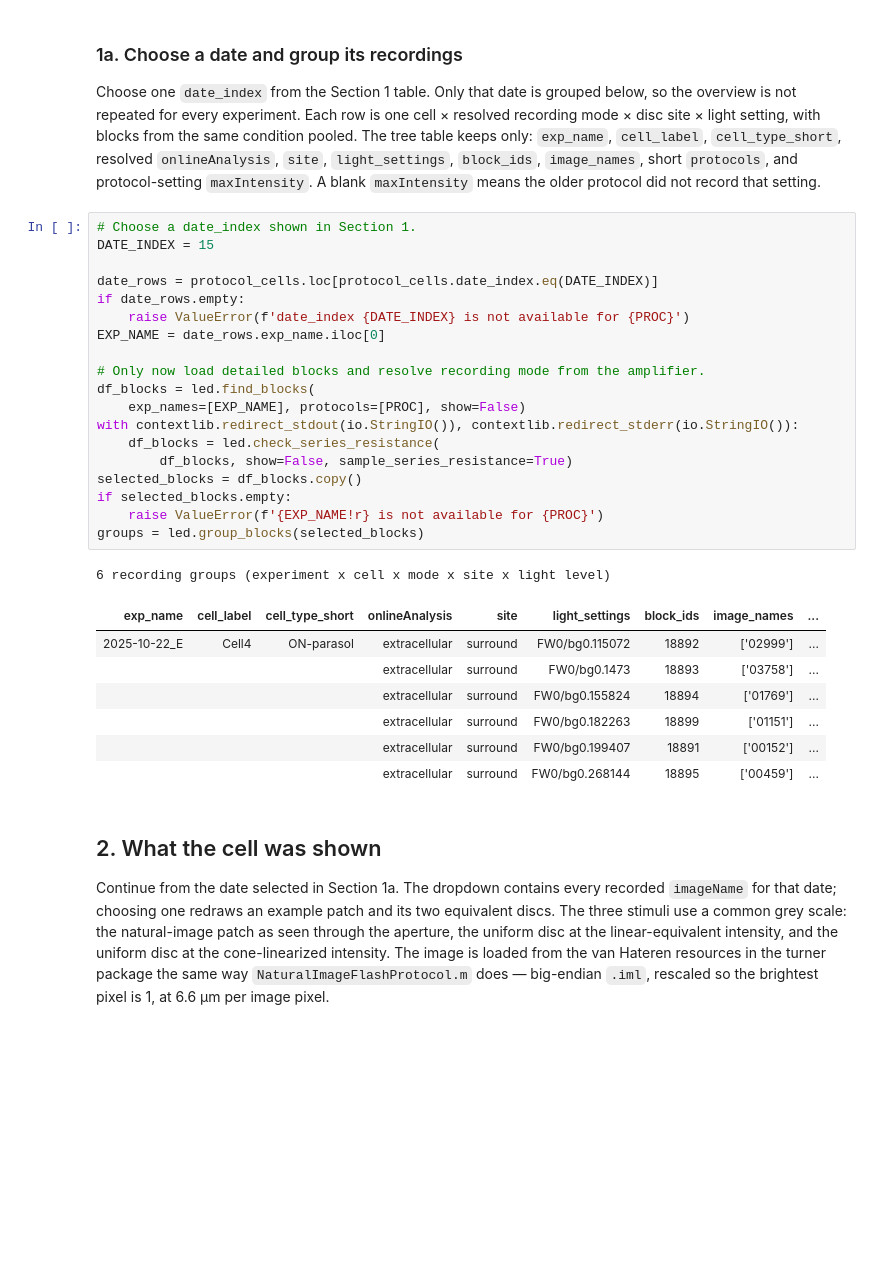
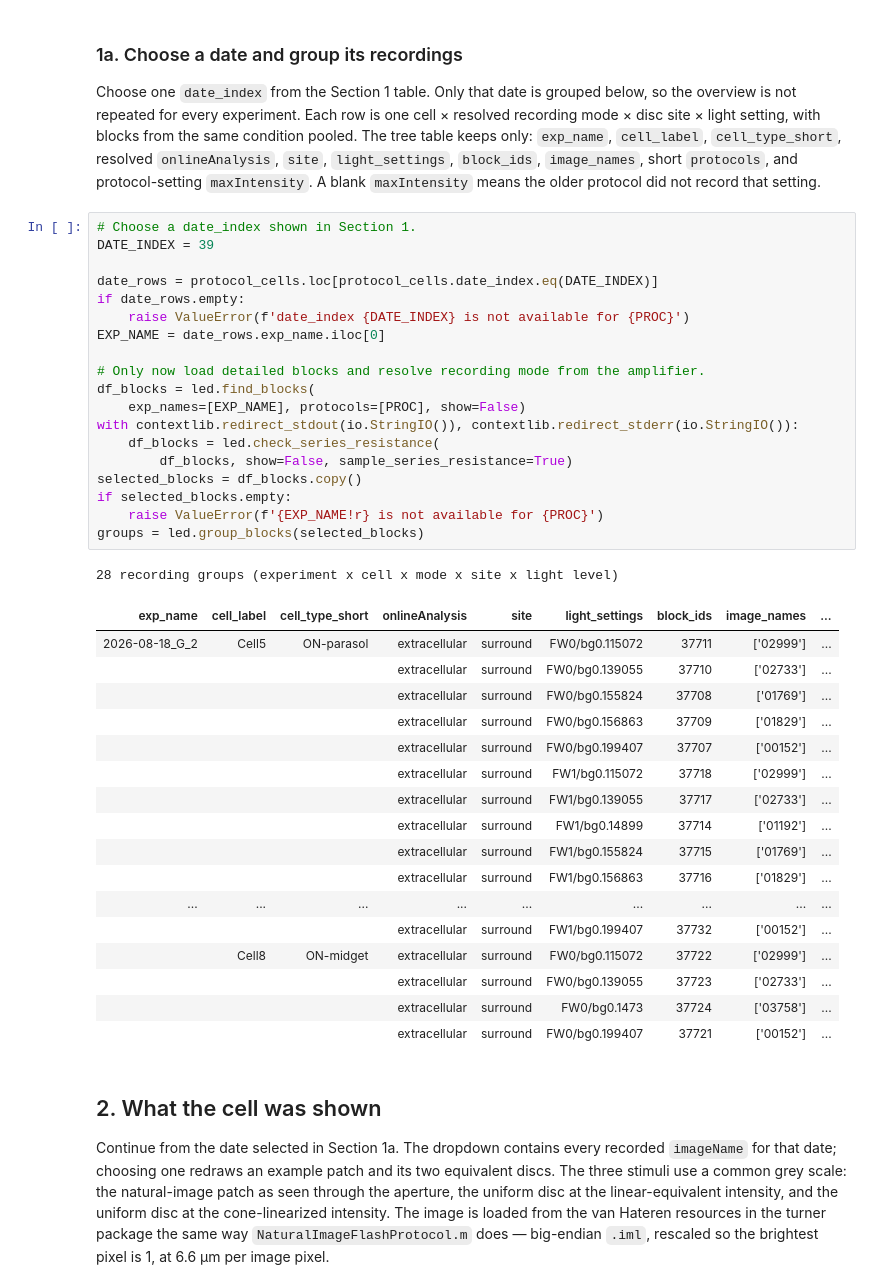
Before and after one commit to chrischen2/retinanalysis, a Jupyter notebook: SingCell_Notebooks/analyzeConeAnnulusDisc.ipynb, the cells around one changed output. Cells and saved outputs as stored; diff of their text form; blank space fills up the shorter version.

```diff
--- a/SingCell_Notebooks/analyzeConeAnnulusDisc.ipynb
+++ b/SingCell_Notebooks/analyzeConeAnnulusDisc.ipynb
@@ -84,32 +73,42 @@ resolved `onlineAnalysis`, `site`, `light_settings`, `block_ids`, `image_names`,
 protocol did not record that setting.
 # %%
 # Choose a date_index shown in Section 1.
-DATE_INDEX = 15
+DATE_INDEX = 39
 
 date_rows = protocol_cells.loc[protocol_cells.date_index.eq(DATE_INDEX)]
 if date_rows.empty:
     raise ValueError(f'date_index {DATE_INDEX} is not available for {PROC}')
 EXP_NAME = date_rows.exp_name.iloc[0]
 
 # Only now load detailed blocks and resolve recording mode from the amplifier.
 df_blocks = led.find_blocks(
     exp_names=[EXP_NAME], protocols=[PROC], show=False)
 with contextlib.redirect_stdout(io.StringIO()), contextlib.redirect_stderr(io.StringIO()):
     df_blocks = led.check_series_resistance(
         df_blocks, show=False, sample_series_resistance=True)
 selected_blocks = df_blocks.copy()
 if selected_blocks.empty:
     raise ValueError(f'{EXP_NAME!r} is not available for {PROC}')
 groups = led.group_blocks(selected_blocks)
 # %% [output]
-6 recording groups (experiment x cell x mode x site x light level)
+28 recording groups (experiment x cell x mode x site x light level)
 | exp_name | cell_label | cell_type_short | onlineAnalysis | site | light_settings | block_ids | image_names | ... |
-| 2025-10-22_E | Cell4 | ON-parasol | extracellular | surround | FW0/bg0.115072 | 18892 | ['02999'] | ... |
-|  |  |  | extracellular | surround | FW0/bg0.1473 | 18893 | ['03758'] | ... |
-|  |  |  | extracellular | surround | FW0/bg0.155824 | 18894 | ['01769'] | ... |
-|  |  |  | extracellular | surround | FW0/bg0.182263 | 18899 | ['01151'] | ... |
-|  |  |  | extracellular | surround | FW0/bg0.199407 | 18891 | ['00152'] | ... |
-|  |  |  | extracellular | surround | FW0/bg0.268144 | 18895 | ['00459'] | ... |
+| 2026-08-18_G_2 | Cell5 | ON-parasol | extracellular | surround | FW0/bg0.115072 | 37711 | ['02999'] | ... |
+|  |  |  | extracellular | surround | FW0/bg0.139055 | 37710 | ['02733'] | ... |
+|  |  |  | extracellular | surround | FW0/bg0.155824 | 37708 | ['01769'] | ... |
+|  |  |  | extracellular | surround | FW0/bg0.156863 | 37709 | ['01829'] | ... |
+|  |  |  | extracellular | surround | FW0/bg0.199407 | 37707 | ['00152'] | ... |
+|  |  |  | extracellular | surround | FW1/bg0.115072 | 37718 | ['02999'] | ... |
+|  |  |  | extracellular | surround | FW1/bg0.139055 | 37717 | ['02733'] | ... |
+|  |  |  | extracellular | surround | FW1/bg0.14899 | 37714 | ['01192'] | ... |
+|  |  |  | extracellular | surround | FW1/bg0.155824 | 37715 | ['01769'] | ... |
+|  |  |  | extracellular | surround | FW1/bg0.156863 | 37716 | ['01829'] | ... |
+| ... | ... | ... | ... | ... | ... | ... | ... | ... |
+|  |  |  | extracellular | surround | FW1/bg0.199407 | 37732 | ['00152'] | ... |
+|  | Cell8 | ON-midget | extracellular | surround | FW0/bg0.115072 | 37722 | ['02999'] | ... |
+|  |  |  | extracellular | surround | FW0/bg0.139055 | 37723 | ['02733'] | ... |
+|  |  |  | extracellular | surround | FW0/bg0.1473 | 37724 | ['03758'] | ... |
+|  |  |  | extracellular | surround | FW0/bg0.199407 | 37721 | ['00152'] | ... |
 # %% [markdown]
 ## 2. What the cell was shown
 
```
Also changed, not shown: parts of 8 cells of this notebook.
